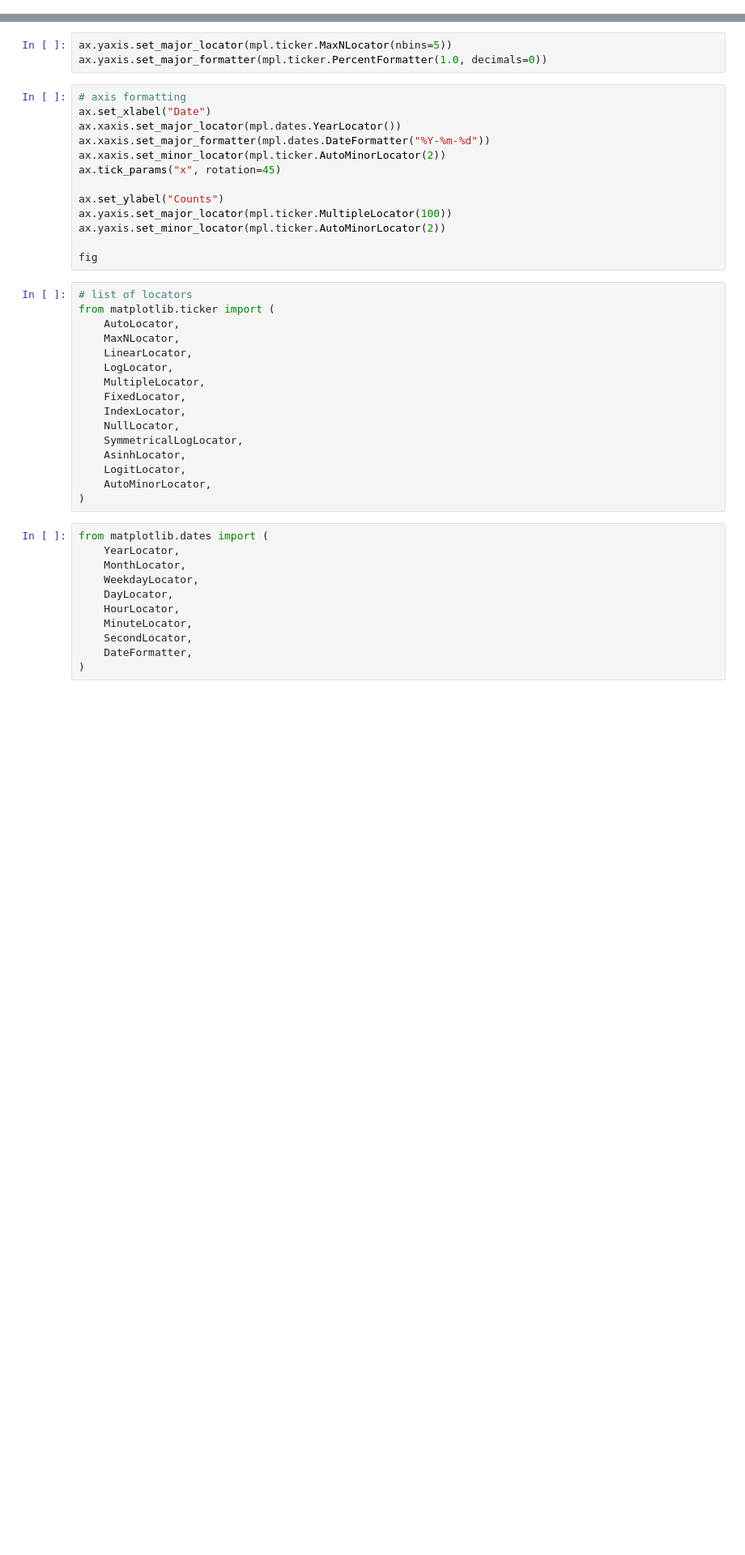
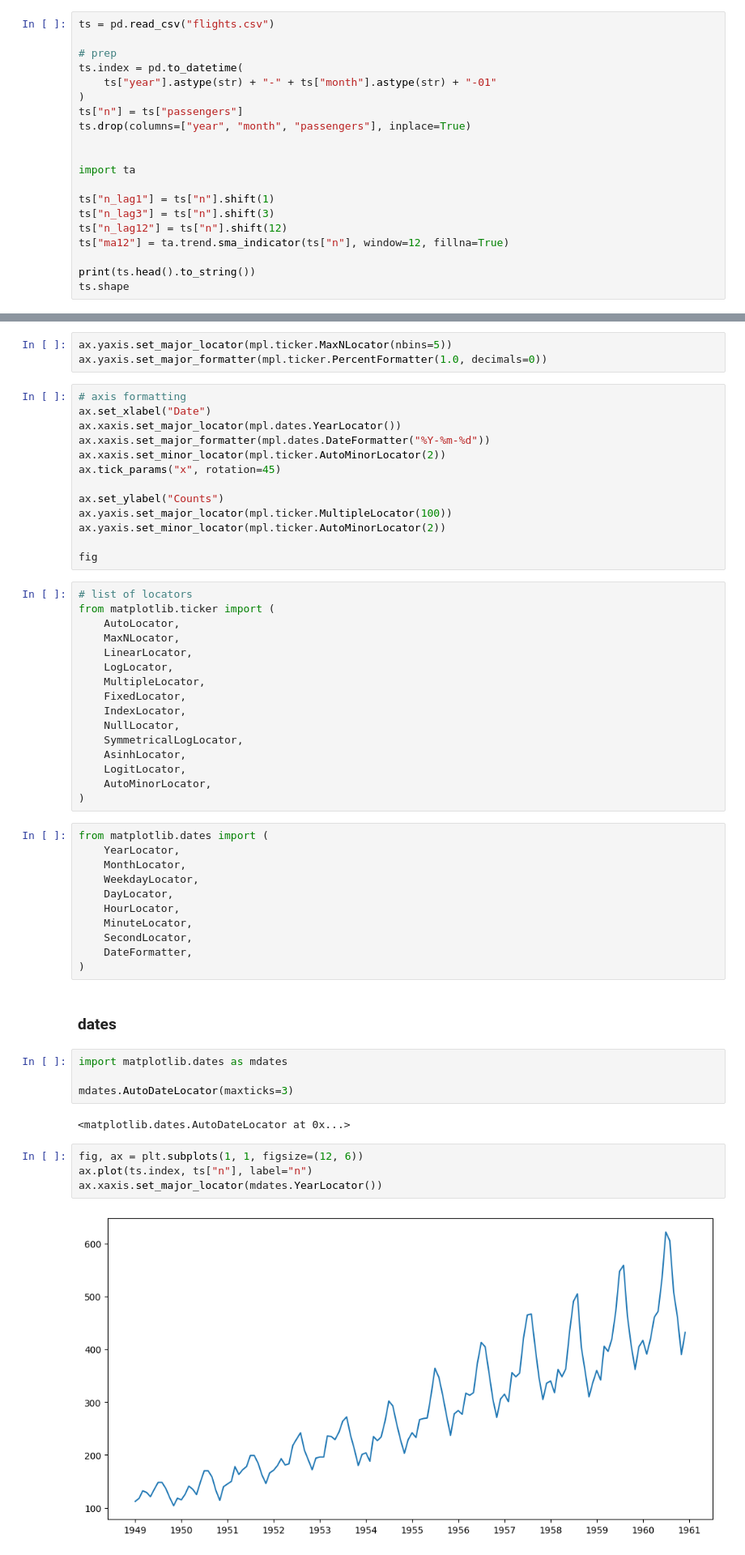
Before and after one commit to 0xdomyz/python_collection, a Jupyter notebook: plot_related/mpl_notes/addons/xticks_locator.ipynb, the cells around one changed output, grey strips where cells are left out. Shown at 81% size. Saved outputs shown, nothing was run; the diff lists cells and outputs as text; blank space fills up the shorter version.

```diff
--- a/plot_related/mpl_notes/addons/xticks_locator.ipynb
+++ b/plot_related/mpl_notes/addons/xticks_locator.ipynb
@@ -9,0 +8,20 @@ fig, ax = plt.subplots(1, 1, figsize=(12, 6))
+# %%
+ts = pd.read_csv("flights.csv")
+
+# prep
+ts.index = pd.to_datetime(
+    ts["year"].astype(str) + "-" + ts["month"].astype(str) + "-01"
+)
+ts["n"] = ts["passengers"]
+ts.drop(columns=["year", "month", "passengers"], inplace=True)
+
+
+import ta
+
+ts["n_lag1"] = ts["n"].shift(1)
+ts["n_lag3"] = ts["n"].shift(3)
+ts["n_lag12"] = ts["n"].shift(12)
+ts["ma12"] = ta.trend.sma_indicator(ts["n"], window=12, fillna=True)
+
+print(ts.head().to_string())
+ts.shape
@@ -52,3 +78,17 @@ from matplotlib.dates import (
     SecondLocator,
     DateFormatter,
 )
+# %% [markdown]
+### dates
+# %%
+import matplotlib.dates as mdates
+
+mdates.AutoDateLocator(maxticks=3)
+# %% [output]
+<matplotlib.dates.AutoDateLocator at 0x...>
+# %%
+fig, ax = plt.subplots(1, 1, figsize=(12, 6))
+ax.plot(ts.index, ts["n"], label="n")
+ax.xaxis.set_major_locator(mdates.YearLocator())
+# %% [output]
+[figure, added]
```
Also changed, not shown: parts of 4 cells of this notebook.
